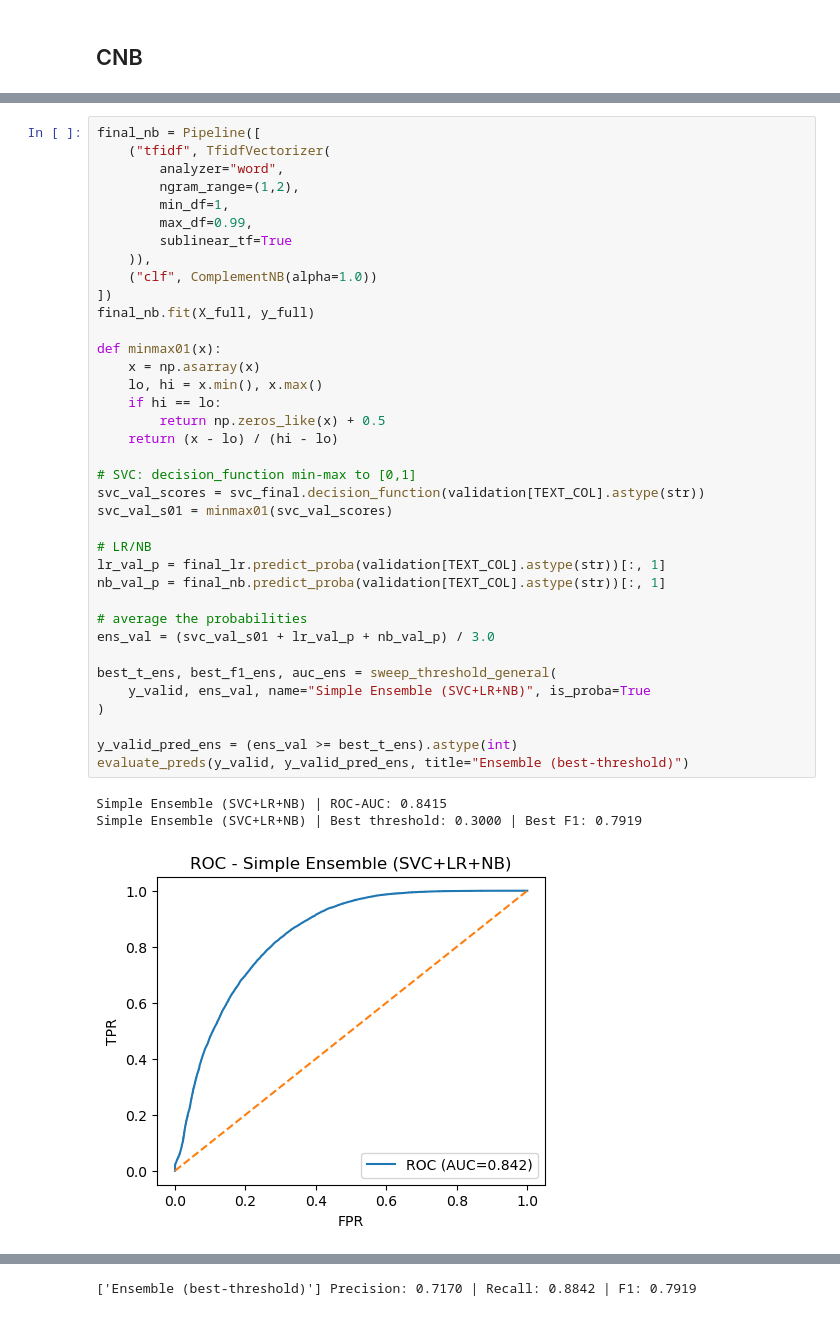
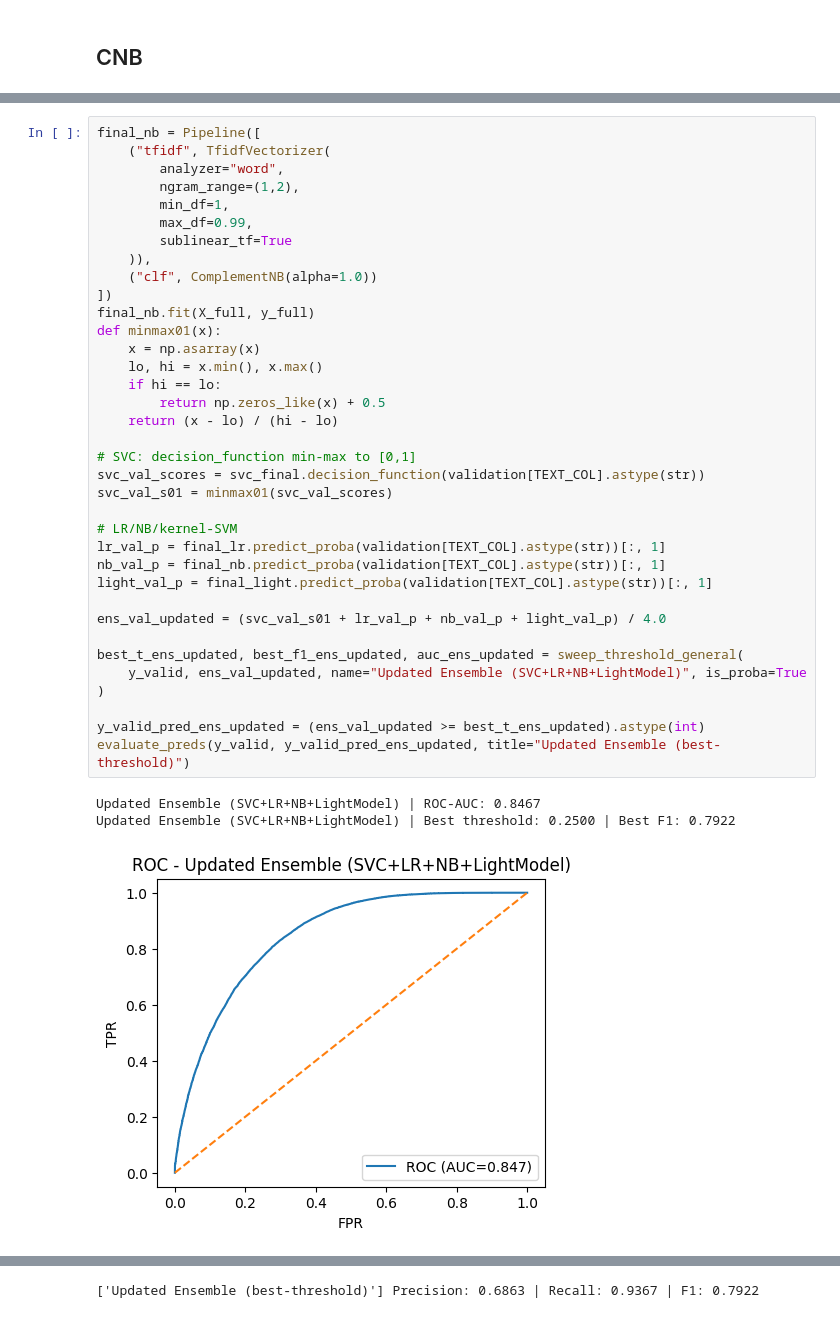
Before and after one commit to XlSerena/SI670_KaggleChallenge1, a Jupyter notebook: machine_text_detection.ipynb, the cells around one changed output, grey strips where cells are left out. Drawn from its saved outputs; the diff is of its cells as text.

```diff
--- a/machine_text_detection.ipynb
+++ b/machine_text_detection.ipynb
@@ -587,41 +778,40 @@ Word-TFIDF + ComplementNB | Best threshold: 0.10 | Best F1: 0.6966
 # %%
 final_nb = Pipeline([
     ("tfidf", TfidfVectorizer(
         analyzer="word",
         ngram_range=(1,2),
         min_df=1,
         max_df=0.99,
         sublinear_tf=True
     )),
     ("clf", ComplementNB(alpha=1.0))
 ])
 final_nb.fit(X_full, y_full)
-
 def minmax01(x):
     x = np.asarray(x)
     lo, hi = x.min(), x.max()
     if hi == lo:
         return np.zeros_like(x) + 0.5
     return (x - lo) / (hi - lo)
 
 # SVC: decision_function min-max to [0,1]
 svc_val_scores = svc_final.decision_function(validation[TEXT_COL].astype(str))
 svc_val_s01 = minmax01(svc_val_scores)
 
-# LR/NB
+# LR/NB/kernel-SVM
 lr_val_p = final_lr.predict_proba(validation[TEXT_COL].astype(str))[:, 1]
 nb_val_p = final_nb.predict_proba(validation[TEXT_COL].astype(str))[:, 1]
+light_val_p = final_light.predict_proba(validation[TEXT_COL].astype(str))[:, 1]
 
-# average the probabilities
-ens_val = (svc_val_s01 + lr_val_p + nb_val_p) / 3.0
+ens_val_updated = (svc_val_s01 + lr_val_p + nb_val_p + light_val_p) / 4.0
 
-best_t_ens, best_f1_ens, auc_ens = sweep_threshold_general(
-    y_valid, ens_val, name="Simple Ensemble (SVC+LR+NB)", is_proba=True
+best_t_ens_updated, best_f1_ens_updated, auc_ens_updated = sweep_threshold_general(
+    y_valid, ens_val_updated, name="Updated Ensemble (SVC+LR+NB+LightModel)", is_proba=True
 )
 
-y_valid_pred_ens = (ens_val >= best_t_ens).astype(int)
-evaluate_preds(y_valid, y_valid_pred_ens, title="Ensemble (best-threshold)")
+y_valid_pred_ens_updated = (ens_val_updated >= best_t_ens_updated).astype(int)
+evaluate_preds(y_valid, y_valid_pred_ens_updated, title="Updated Ensemble (best-threshold)")
 # %% [output]
-Simple Ensemble (SVC+LR+NB) | ROC-AUC: 0.8415
-Simple Ensemble (SVC+LR+NB) | Best threshold: 0.3000 | Best F1: 0.7919
+Updated Ensemble (SVC+LR+NB+LightModel) | ROC-AUC: 0.8467
+Updated Ensemble (SVC+LR+NB+LightModel) | Best threshold: 0.2500 | Best F1: 0.7922
-[figure, old version]
+[figure, new version]
@@ -629 +819 @@ Simple Ensemble (SVC+LR+NB) | Best threshold: 0.3000 | Best F1: 0.7919
-['Ensemble (best-threshold)'] Precision: 0.7170 | Recall: 0.8842 | F1: 0.7919
+['Updated Ensemble (best-threshold)'] Precision: 0.6863 | Recall: 0.9367 | F1: 0.7922
```
Also changed, not shown: parts of 22 cells of this notebook.
